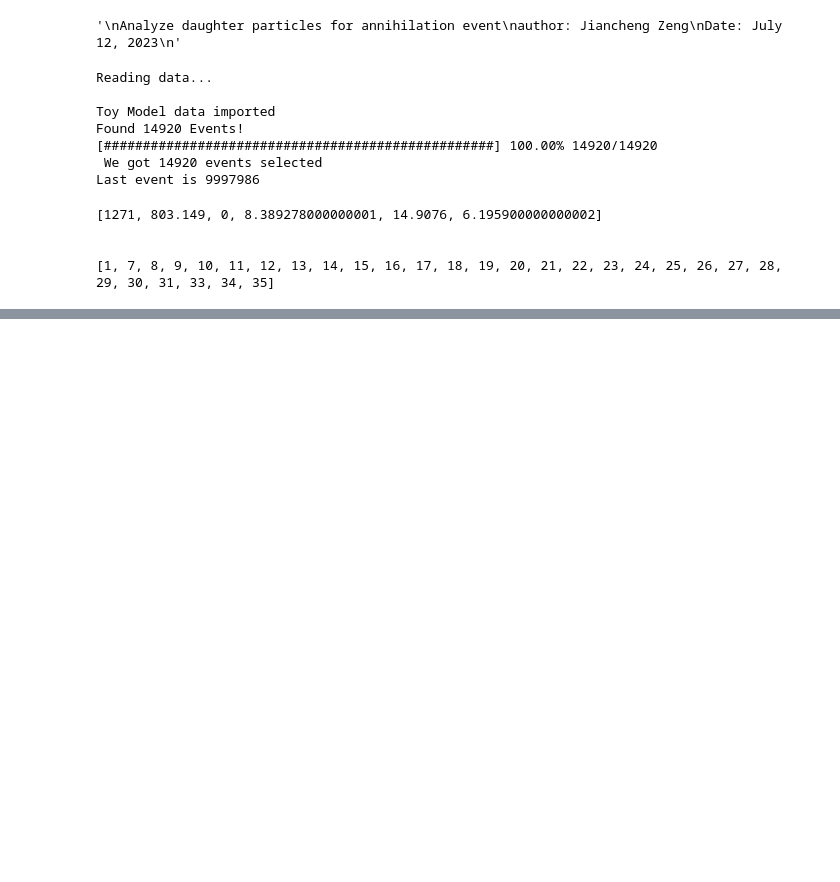
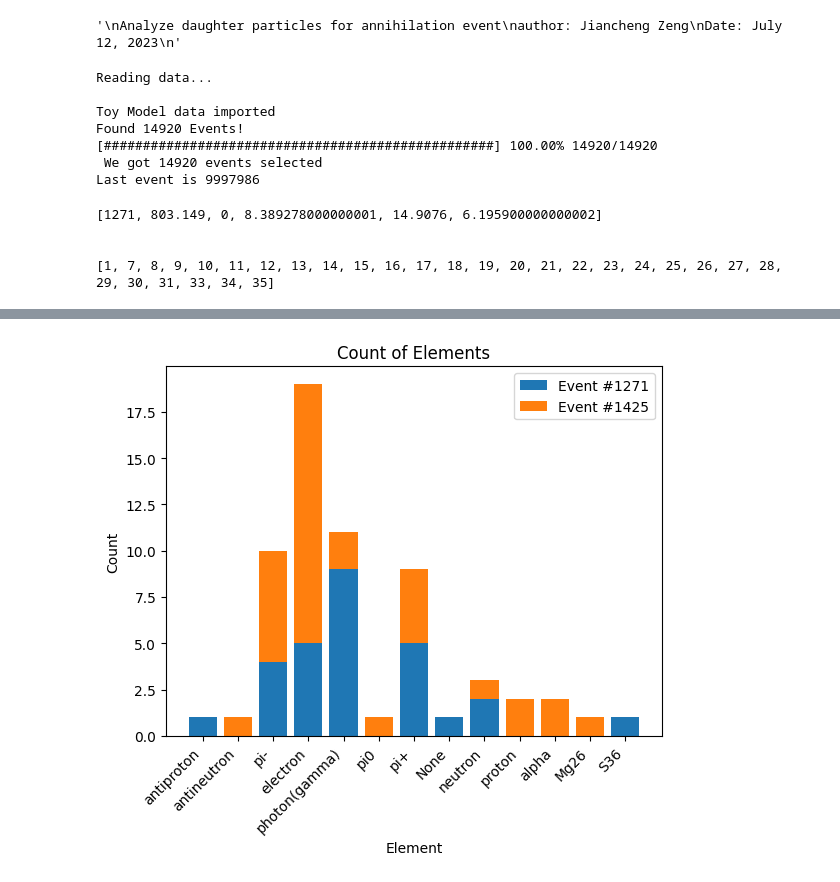
Before and after one commit to Eclipsedclaw/GRAMS, a Jupyter notebook: analysis/2023_Paper/Daughter_analysis.ipynb, the cells around one changed output, grey strips where cells are left out. Saved outputs shown, nothing was run; the diff lists cells and outputs as text; code cells hidden in the pictures; blank space fills up the shorter version.

Commit message:
add lookup table for geant4 particle ID and name
Former-commit-id: ea6e6f6c7a94bc4dfbfda51d2187bdd98a46fd0d

```diff
--- a/analysis/2023_Paper/Daughter_analysis.ipynb
+++ b/analysis/2023_Paper/Daughter_analysis.ipynb
@@ -78,0 +76,44 @@ plt.xticks(x_values, unique_elements, rotation=45, ha='right')
+# %%
+import matplotlib.pyplot as plt
+import numpy as np
+
+# Obtain the unique elements from both original and additional data
+unique_elements = np.unique(np.concatenate((Result.get_value(0, 1)[1] , Result.get_value(1, 1)[1] )))
+
+# Count the occurrences of each unique element in the original data
+original_element_counts = np.zeros_like(unique_elements)
+for i, elem in enumerate(unique_elements):
+    original_element_counts[i] = np.count_nonzero(Result.get_value(0, 1)[1]  == elem)
+
+# Count the occurrences of each unique element in the additional data
+additional_element_counts = np.zeros_like(unique_elements)
+for i, elem in enumerate(unique_elements):
+    additional_element_counts[i] = np.count_nonzero(Result.get_value(1, 1)[1]  == elem)
+
+# Create an evenly spaced range of numbers for the x-axis
+x_values = np.arange(len(unique_elements))
+
+# Create the original bar plot
+plt.bar(x_values, original_element_counts, label='Event #'+str(Result.get_value(0, 0)[0]))
+
+# Create the bar plot for the additional data on top of the original data
+plt.bar(x_values, additional_element_counts, bottom=original_element_counts, label='Event #'+str(Result.get_value(1, 0)[0]))
+
+# Apply the function to the array of particle IDs using np.vectorize()
+x_name = np.vectorize(toy_model_analysis.name_of_particle)(unique_elements)
+
+# Set the x-ticks and labels
+plt.xticks(x_values, x_name, rotation=45, ha='right')
+
+# Add labels and title
+plt.xlabel('Element')
+plt.ylabel('Count')
+plt.title('Count of Elements')
+
+# Add legend
+plt.legend()
+
+# Show the plot
+plt.show()
+# %% [output]
+[figure, added]
```
Also changed, not shown: parts of 3 cells of this notebook, 1 other file.
